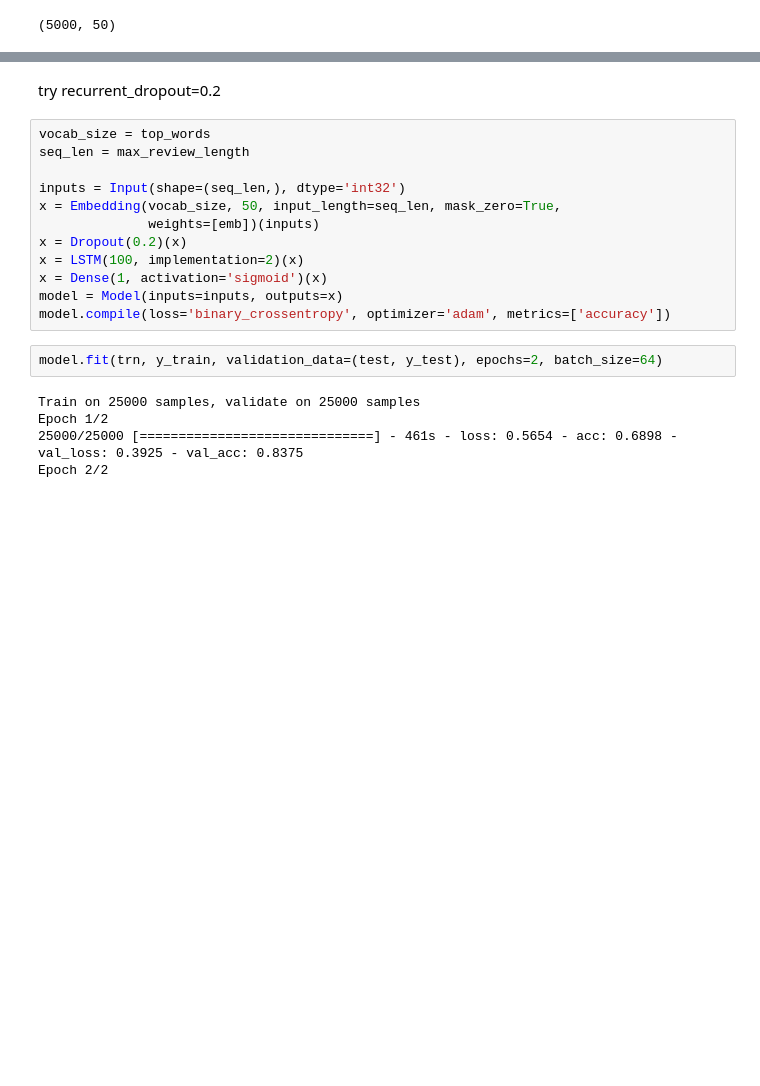
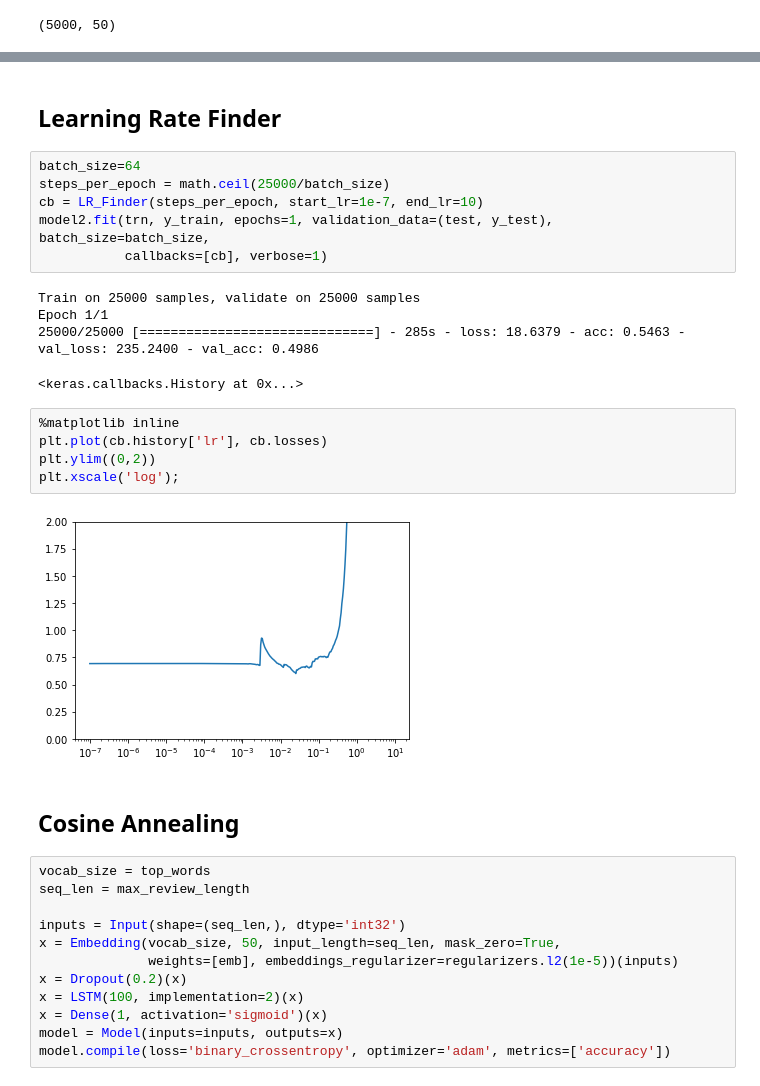
Before and after one commit to yanneta/deeplearning, a Jupyter notebook: nbs/lstm_applications.ipynb, the cells around one changed output, grey strips where cells are left out. Cells and saved outputs as stored; diff of their text form; blank space fills up the shorter version.

```diff
--- a/nbs/lstm_applications.ipynb
+++ b/nbs/lstm_applications.ipynb
@@ -103,22 +143,35 @@ Epoch 2/2
 <keras.callbacks.History at 0x...>
-# %% [markdown]
-try recurrent_dropout=0.2
+# %% [markdown]
+## Learning Rate Finder
+# %%
+batch_size=64
+steps_per_epoch = math.ceil(25000/batch_size)
+cb = LR_Finder(steps_per_epoch, start_lr=1e-7, end_lr=10)
+model2.fit(trn, y_train, epochs=1, validation_data=(test, y_test), batch_size=batch_size,
+           callbacks=[cb], verbose=1)
+# %% [output]
+Train on 25000 samples, validate on 25000 samples
+Epoch 1/1
+25000/25000 [==============================] - 285s - loss: 18.6379 - acc: 0.5463 - val_loss: 235.2400 - val_acc: 0.4986
+<keras.callbacks.History at 0x...>
+# %%
+%matplotlib inline
+plt.plot(cb.history['lr'], cb.losses)
+plt.ylim((0,2))
+plt.xscale('log');
+# %% [output]
+[figure, added]
+# %% [markdown]
+## Cosine Annealing
 # %%
 vocab_size = top_words
 seq_len = max_review_length
 
 inputs = Input(shape=(seq_len,), dtype='int32')
 x = Embedding(vocab_size, 50, input_length=seq_len, mask_zero=True,
-              weights=[emb])(inputs)
+              weights=[emb], embeddings_regularizer=regularizers.l2(1e-5))(inputs)
 x = Dropout(0.2)(x)
 x = LSTM(100, implementation=2)(x)
 x = Dense(1, activation='sigmoid')(x)
 model = Model(inputs=inputs, outputs=x)
 model.compile(loss='binary_crossentropy', optimizer='adam', metrics=['accuracy'])
-# %%
-model.fit(trn, y_train, validation_data=(test, y_test), epochs=2, batch_size=64)
-# %% [output]
-Train on 25000 samples, validate on 25000 samples
-Epoch 1/2
-25000/25000 [==============================] - 461s - loss: 0.5654 - acc: 0.6898 - val_loss: 0.3925 - val_acc: 0.8375
-Epoch 2/2
```
Also changed, not shown: parts of 23 cells of this notebook, 1 other file.
